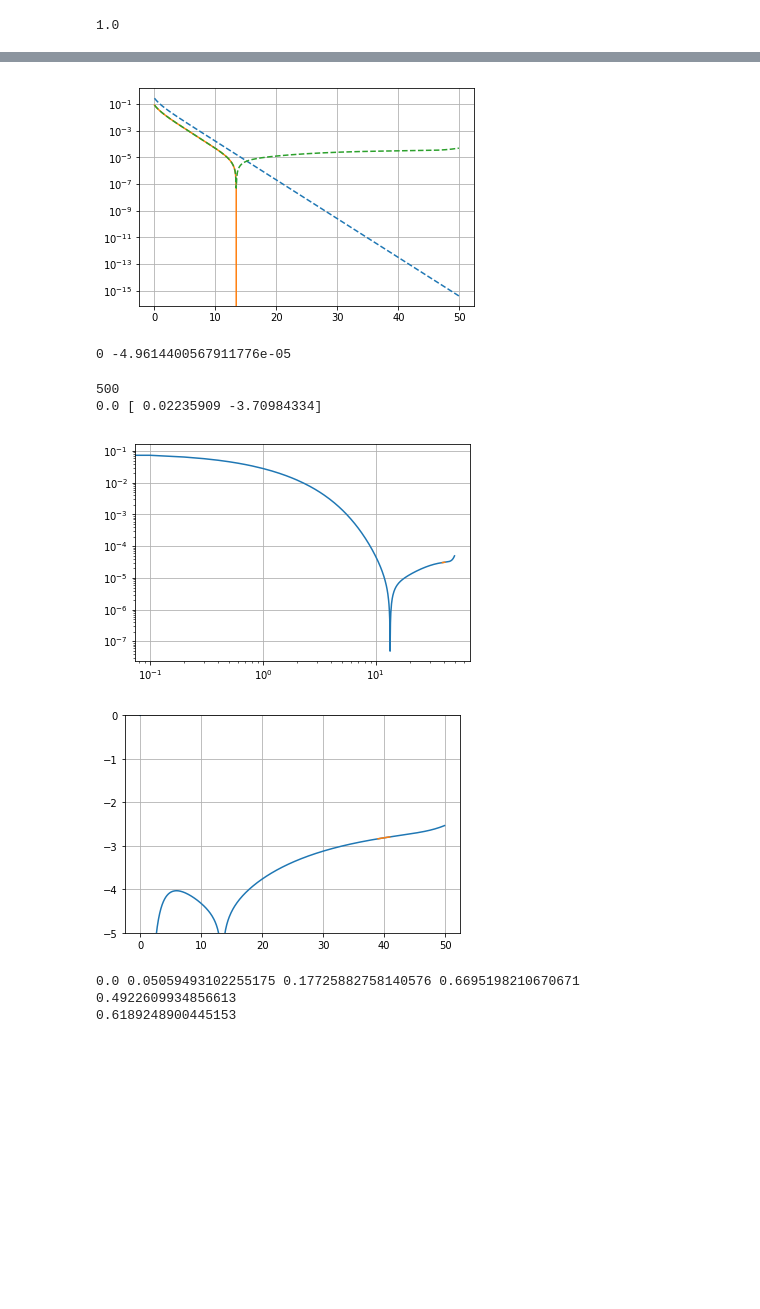
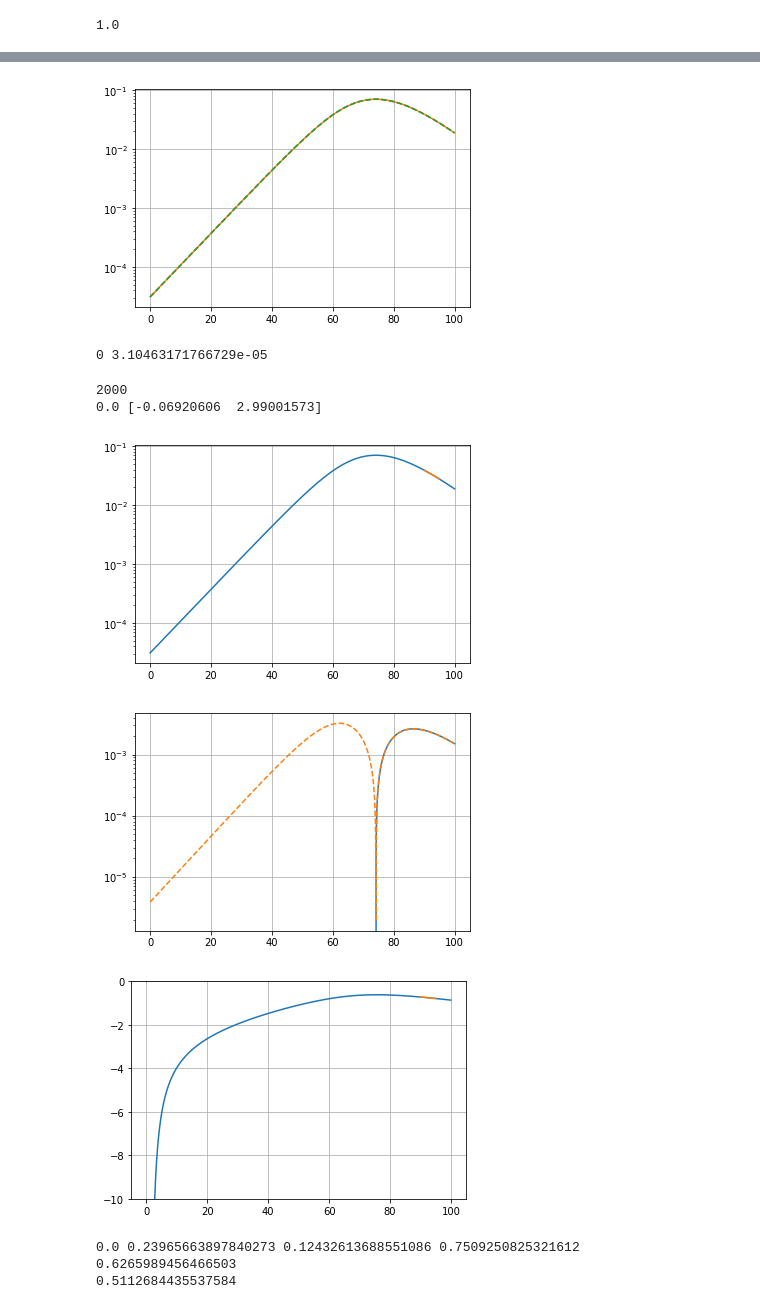
Before and after one commit to bpiotrzkowski/Double-Null-Code, a Jupyter notebook: All Function Checker.ipynb, the cells around one changed output, grey strips where cells are left out. Saved outputs shown, nothing was run; the diff lists cells and outputs as text; code cells hidden in the pictures; blank space fills up the shorter version.

```diff
--- a/All Function Checker.ipynb
+++ b/All Function Checker.ipynb
@@ -18,6 +18,6 @@ import ODE_utils as odeu
 #!jt -t onedork -cellw 90%
 # %%
-uscal=25
+uscal=10
 vscal=5
 extraterms=True
 # %%
@@ -140,7 +130,7 @@ else:
 def fr(r,M,Q,Lambda):
     return 1-2*M/r+Q**2.0/r**2.0-Lambda*r**2.0/3.0
 
-sol = optimize.root(fr,[0.7,1.31,50.0],args=(M,Q,Lambda), method='hybr',tol=.0000001)
+sol = optimize.root(fr,[0.1,1.7,50.0],args=(M,Q,Lambda), method='hybr',tol=.0000001)
 rminus=sol.x[0]
 rplus=sol.x[1]
 rcosm=sol.x[2]
@@ -179,4 +169,4 @@ k+: 0.17725882758140576 k-: 0.6695198210670671 kc: 0.05059493102255175
 # %%
-uval=25#334#2100
+uval=1000#Nu-1#680#334#2100
 print(0,Nu)
 # %% [output]
@@ -258,49 +248,54 @@ plt.show()
 
 print(0,nanmin(drnpv[uval]))
 # %% [output]
-[figure, old version]
+[figure, new version]
-0 -4.9614400567911776e-05
+0 3.10463171766729e-05
 # %%
-v1=Nv-110
-v2=Nv-90
+v1=Nv-200
+v2=Nv-100
 print(Nv)
-print(0.0,np.polyfit(vrange2[v1:v2],np.log(np.abs(drnpv[uval][v1:v2]/dercorr))/np.log(vrange2[v1:v2]),1.0))
+print(0.0,np.polyfit(vrange2[v1:v2],np.log(np.abs(drnpv[uval][v1:v2]/dercorr)),1.0))
 plt.plot(vrange2,np.abs(drnpv[uval]/dercorr))
 #plt.plot(vrange2[0:Nv-1],np.abs(np.diff(rnp[uval])/np.diff(vrange2)),'-.')
 plt.plot(vrange2[v1:v2],np.abs(drnpv[uval][v1:v2]/dercorr))
 #plt.plot(vrange2[v1:v2-1],np.log(np.abs(np.diff(rnp[uval][v1:v2])/np.diff(vrange2[v1:v2]))),'-.')
 plt.yscale('log')
-plt.xscale('log')
+#plt.xscale('log')
 plt.grid()
 plt.show()
 
-#print(0.0,np.polyfit(vrange2[v1:v2],np.log(np.abs(drnpv[uval][v1:v2]/dercorr))/np.log(vrange2[v1:v2]),1.0))
-#plt.plot(vrange2,vrange2*np.abs((1/rnp[uval]*(drnpv[uval]*dsignpu[uval]+drnpu[uval]*dsignpv[uval]))/np.abs(drnpv[uval]))/dercorr)
-#plt.plot(vrange2[0:Nv-1],np.log(np.abs(np.diff(rnp[uval])/np.diff(vrange2))),'-.')
+Rfunc=-drnpv[uval]*drnpu[uval]/rnp[uval]-np.exp(signp[uval])/(4.0*rnp[uval])*(1.0-np.power((Q/rnp[uval]),2.0)-Lambda*np.power(rnp[uval],2.0))
+    #plt.plot(vrange2,Rfunc/dercorr)
+plt.plot(vrange2,(Rfunc))
+plt.plot(vrange2,np.abs(Rfunc),'--')
+    #plt.plot(vrange2[0:Nv-1],np.abs(np.diff(rnp[uval])/np.diff(vrange2)))
+#plt.yscale('log')
+plt.grid()
+plt.yscale('log')
+plt.show()
+
 plt.plot(vrange2,np.log(np.abs(drnpv[uval])/dercorr)/np.log(vrange2))
 plt.plot(vrange2[v1:v2],np.log(np.abs(drnpv[uval][v1:v2])/dercorr)/np.log(vrange2[v1:v2]))
-#plt.plot(vrange2[v1:v2-1],np.log(np.abs(np.diff(rnp[uval][v1:v2])/np.diff(vrange2[v1:v2]))),'-.')
-#plt.yscale('log')
-#plt.xlim(v1,v2)
-#plt.xscale('log')
-plt.ylim(-5,0)
+plt.ylim(-10,0)
+
 plt.grid()
 plt.show()
 
 
 
 #print(0.0,np.polyfit(np.log(vrange2[v1:v2-1]),np.log(np.abs(np.diff(rnp[uval][v1:v2])/np.diff(vrange2[v1:v2]))),1.0))
 print(0.0,kappacosm,kappaplus,kappaminus)
 print(kappaminus-kappaplus)
 print(kappaminus-kappacosm)
 # %% [output]
-500
-0.0 [ 0.02235909 -3.70984334]
+2000
+0.0 [-0.06920606  2.99001573]
-[figure, old version]
+[figure, new version]
-[figure, old version]
+[figure, new version]
+[figure, added]
-0.0 0.05059493102255175 0.17725882758140576 0.6695198210670671
-0.4922609934856613
-0.6189248900445153
+0.0 0.23965663897840273 0.12432613688551086 0.7509250825321612
+0.6265989456466503
+0.5112684435537584
 # %%
 print(0.0,Nu)
 numlines=25
```
Also changed, not shown: parts of 39 cells of this notebook, 4 other files.
